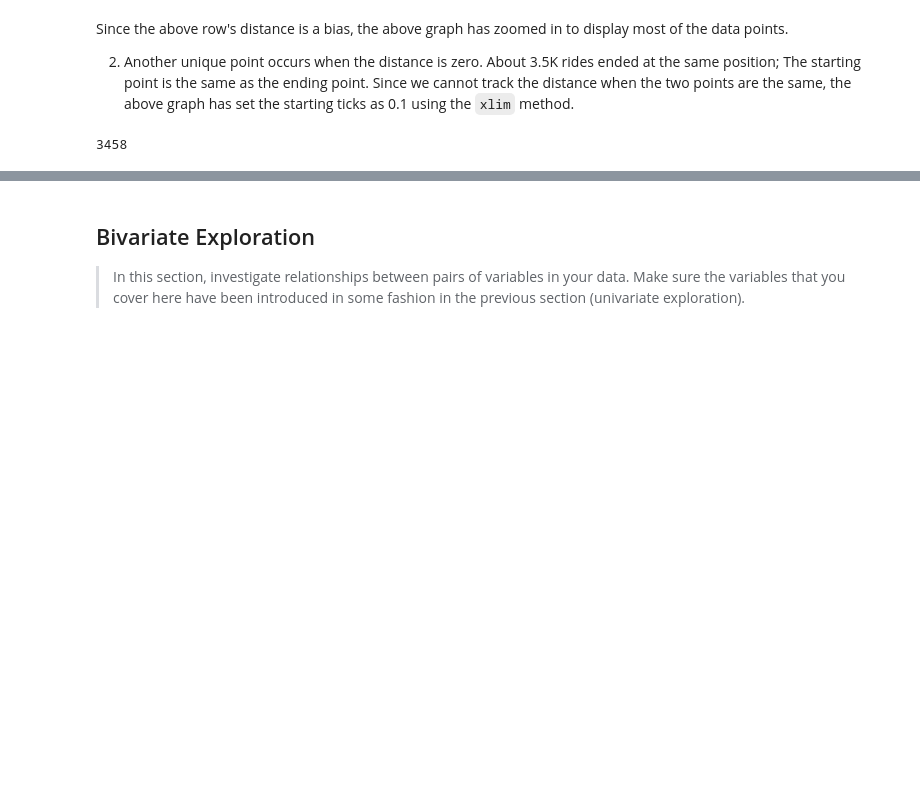
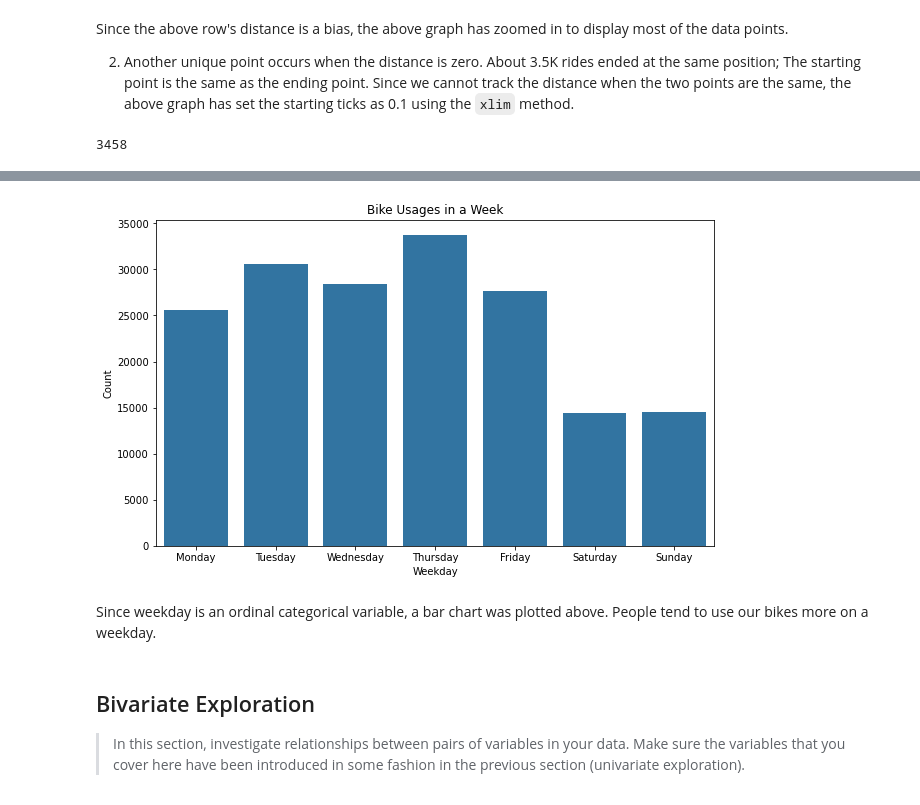
Before and after one commit to chefZau/Bike-System-Data-Exploration, a Jupyter notebook: exploration_template.ipynb, the cells around one changed output, grey strips where cells are left out. Cells and saved outputs as stored; diff of their text form; code cells hidden in the pictures; blank space fills up the shorter version.

```diff
--- a/exploration_template.ipynb
+++ b/exploration_template.ipynb
@@ -271,3 +319,18 @@ df.s
+# %%
+plt.figure(figsize=[10, 6])
+
+base_color = sns.color_palette()[0]
+order = ['Monday', 'Tuesday', 'Wednesday', 'Thursday', 'Friday', 'Saturday', 'Sunday']
+
+sns.countplot(x=df.start_time.dt.day_name(), color=base_color, order=order)
+
+plt.xlabel("Weekday")
+plt.ylabel("Count")
+plt.title("Bike Usages in a Week");
+# %% [output]
+[figure, added]
+# %% [markdown]
+Since weekday is an ordinal categorical variable, a bar chart was plotted above. People tend to use our bikes more on a weekday.
 # %% [markdown]
 ## Bivariate Exploration
 
```
Also changed, not shown: parts of 11 cells of this notebook.
